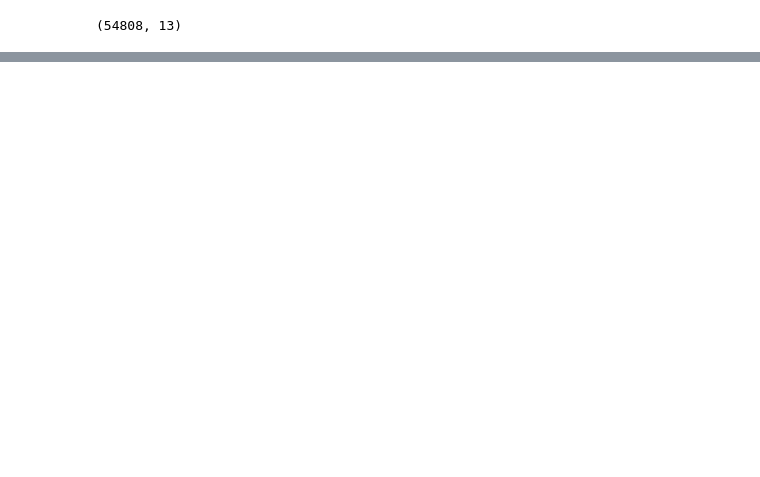
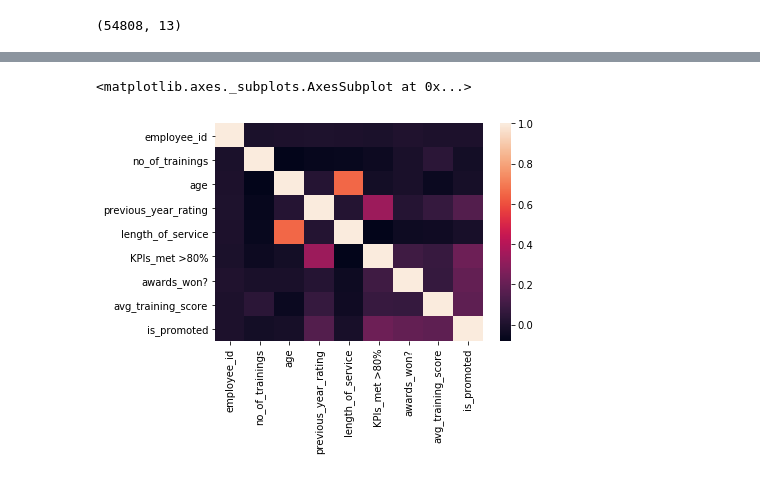
Before and after one commit to LaxmanKishore/Applied_Data_Science_Coursera_Capstone, a Jupyter notebook: Attrition_analytics.ipynb, the cells around one changed output, grey strips where cells are left out. Saved outputs shown, nothing was run; the diff lists cells and outputs as text; code cells hidden in the pictures; blank space fills up the shorter version.

```diff
--- a/Attrition_analytics.ipynb
+++ b/Attrition_analytics.ipynb
@@ -0,0 +1,24 @@
+# %%
+
+import types
+import pandas as pd
+from botocore.client import Config
+import ibm_boto3
+
+def __iter__(self): return 0
+
+# @hidden_cell
+# The following code accesses a file in your IBM Cloud Object Storage. It includes your credentials.
+# You might want to remove those credentials before you share the notebook.
+client_2a57edb43d434b9489ee5c83cf1c99a6 = ibm_boto3.client(service_name='s3',
+    ibm_api_key_id='Qj_cY5IQ2Brth-OWM1aSTfu_ddAO6eUm94fDeJhhLahy',
+    ibm_auth_endpoint="https://iam.eu-gb.bluemix.net/oidc/token",
+    config=Config(signature_version='oauth'),
+    endpoint_url='https://s3.eu-geo.objectstorage.service.networklayer.com')
+
+body = client_2a57edb43d434b9489ee5c83cf1c99a6.get_object(Bucket='applieddatasciencecourseracapston-donotdelete-pr-8s2tfozs7ojykx',Key='train.csv')['Body']
+# add missing __iter__ method, so pandas accepts body as file-like object
+if not hasattr(body, "__iter__"): body.__iter__ = types.MethodType( __iter__, body )
+
+df_data_1 = pd.read_csv(body)
+df_data_1.head()
@@ -185,0 +226,3 @@ print(accuracy_score(y,y_pred))
+# %%
+train_df = df_data_1.copy()
+train_df.head()
@@ -185,0 +300,4 @@ print(accuracy_score(y,y_pred))
+# %%
+train_df['previous_year_rating'].fillna(3.0,inplace = True)  ## for ratings which are missed as median 3.0 is most suitable
+train_df['education'].replace(np.nan,"Bachelor's",inplace = True)
+train_df.drop(train_df[train_df['previous_year_rating']==0].index,axis = 0,inplace=True)
@@ -185,0 +499,5 @@ print(accuracy_score(y,y_pred))
+# %%
+sns.heatmap(train_df.corr())
+# %% [output]
+<matplotlib.axes._subplots.AxesSubplot at 0x...>
+[figure, added]
```
Also changed, not shown: parts of 63 cells of this notebook.
